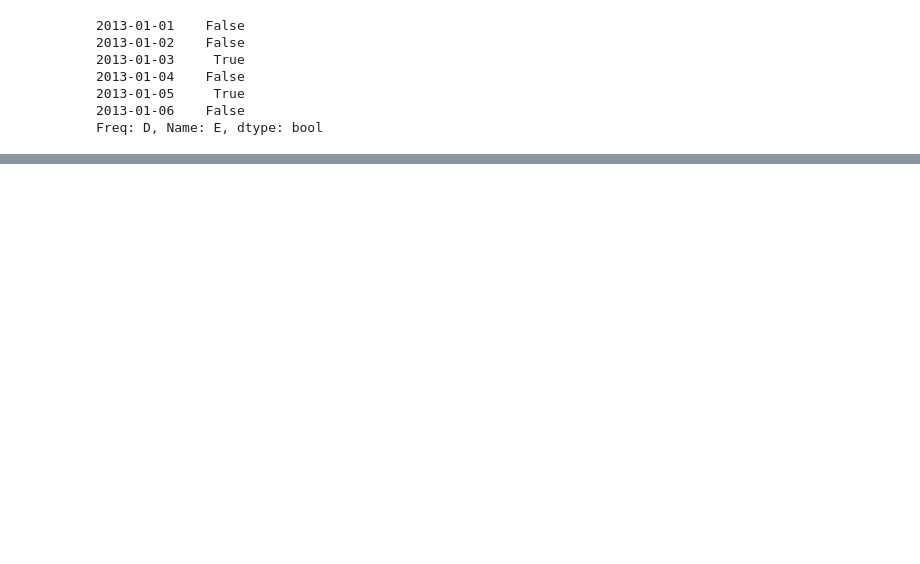
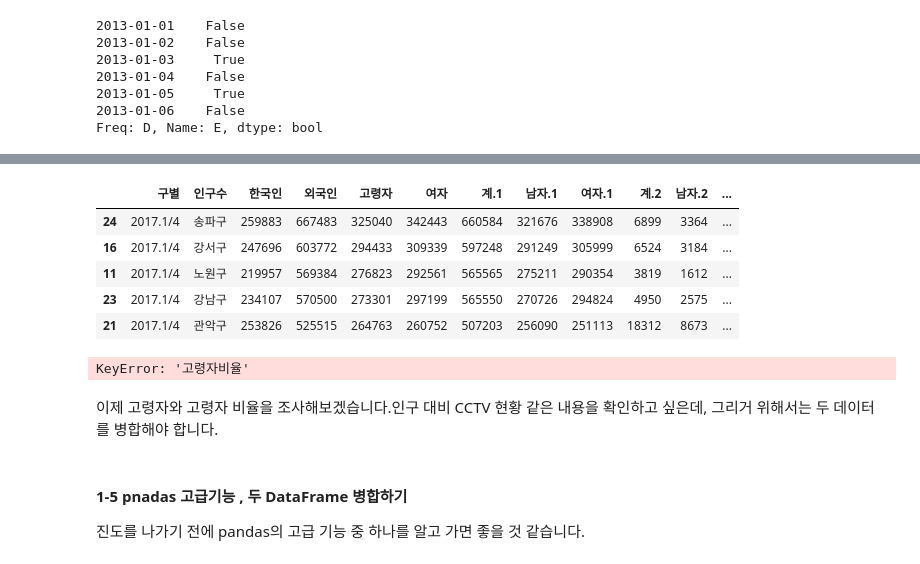
Before and after one commit to goldang01/DataScience_Study, a Jupyter notebook: Chapter 1.ipynb, the cells around one changed output, grey strips where cells are left out. Drawn from its saved outputs; the diff is of its cells as text; code cells hidden in the pictures; blank space fills up the shorter version.

```diff
--- a/Chapter 1.ipynb
+++ b/Chapter 1.ipynb
@@ -430,0 +578,19 @@ test3
+# %%
+pop_Seoul.sort_values(by='고령자', ascending=False).head(5)
+# %% [output]
+|  | 구별 | 인구수 | 한국인 | 외국인 | 고령자 | 여자 | 계.1 | 남자.1 | 여자.1 | 계.2 | 남자.2 | ... |
+| 24 | 2017.1/4 | 송파구 | 259883 | 667483 | 325040 | 342443 | 660584 | 321676 | 338908 | 6899 | 3364 | ... |
+| 16 | 2017.1/4 | 강서구 | 247696 | 603772 | 294433 | 309339 | 597248 | 291249 | 305999 | 6524 | 3184 | ... |
+| 11 | 2017.1/4 | 노원구 | 219957 | 569384 | 276823 | 292561 | 565565 | 275211 | 290354 | 3819 | 1612 | ... |
+| 23 | 2017.1/4 | 강남구 | 234107 | 570500 | 273301 | 297199 | 565550 | 270726 | 294824 | 4950 | 2575 | ... |
+| 21 | 2017.1/4 | 관악구 | 253826 | 525515 | 264763 | 260752 | 507203 | 256090 | 251113 | 18312 | 8673 | ... |
+# %%
+pop_Seoul.sort_values(by='고령자비율', ascending=False).head(5)
+# %% [output]
+KeyError: '고령자비율'
+# %% [markdown]
+이제 고령자와 고령자 비율을 조사해보겠습니다.인구 대비 CCTV 현황 같은 내용을 확인하고 싶은데, 그리거 위해서는 두 데이터를 병합해야 합니다.
+# %% [markdown]
+#### 1-5 pnadas 고급기능 , 두 DataFrame 병합하기
+
+진도를 나가기 전에 pandas의 고급 기능 중 하나를 알고 가면 좋을 것 같습니다.
```
Also changed, not shown: parts of 65 cells of this notebook.
